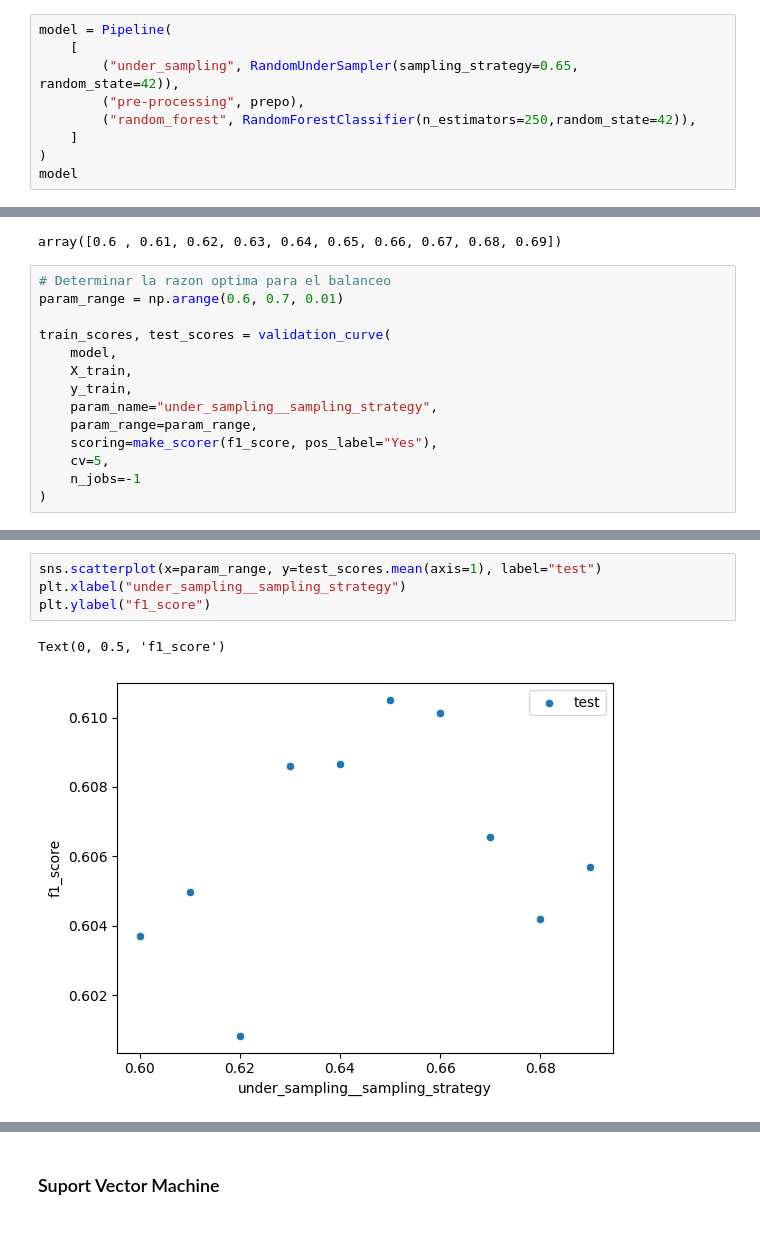
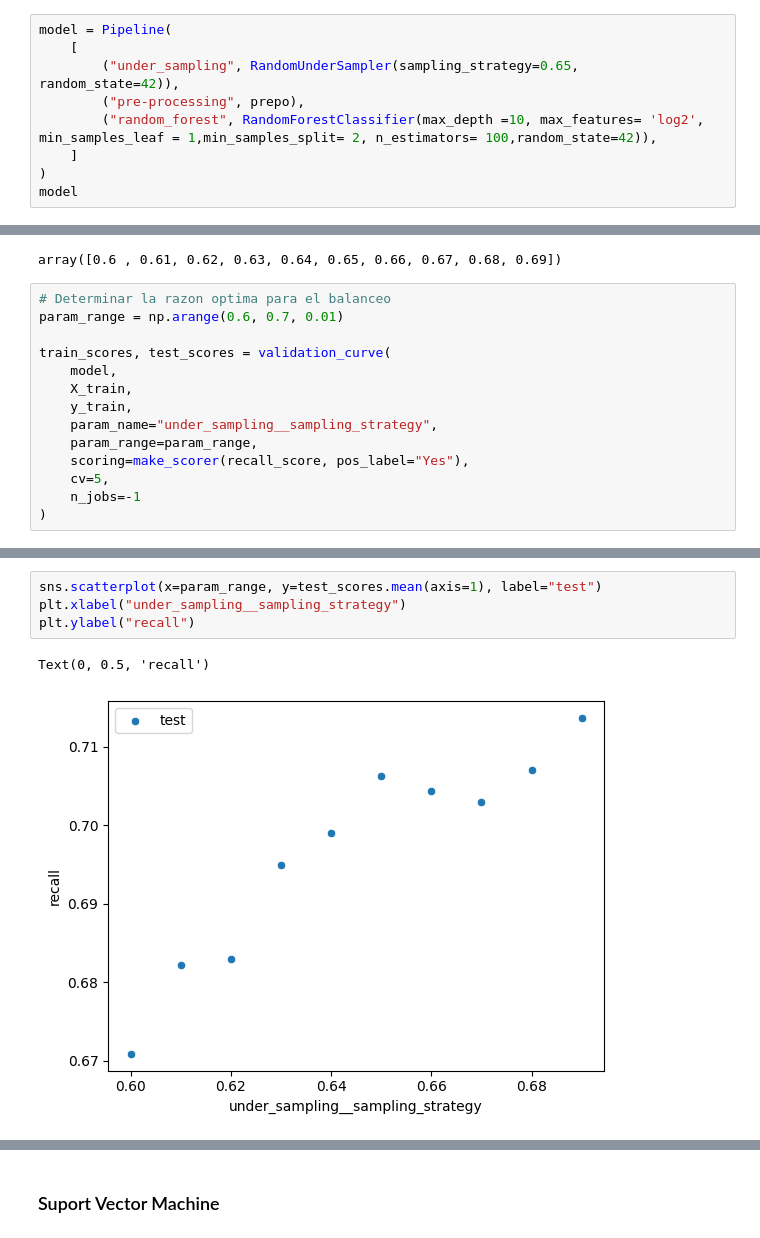
Before and after one commit to Rick2898/Machine_Learning_classification, a Jupyter notebook: main_copy.ipynb, the cells around one changed output, grey strips where cells are left out. Cells and saved outputs as stored; diff of their text form.

```diff
--- a/main_copy.ipynb
+++ b/main_copy.ipynb
@@ -207,7 +220,7 @@ model = Pipeline(
     [
         ("under_sampling", RandomUnderSampler(sampling_strategy=0.65, random_state=42)),
         ("pre-processing", prepo),
-        ("random_forest", RandomForestClassifier(n_estimators=250,random_state=42)),
+        ("random_forest", RandomForestClassifier(max_depth =10, max_features= 'log2', min_samples_leaf = 1,min_samples_split= 2, n_estimators= 100,random_state=42)),
     ]
 )
 model
@@ -294,7 +301,7 @@ train_scores, test_scores = validation_curve(
     y_train,
     param_name="under_sampling__sampling_strategy",
     param_range=param_range,
-    scoring=make_scorer(f1_score, pos_label="Yes"),
+    scoring=make_scorer(recall_score, pos_label="Yes"),
     cv=5,
     n_jobs=-1
 )
@@ -314,8 +321,8 @@ array([[0.6112    , 0.63141026, 0.60828025, 0.58954041, 0.578125  ],
 # %%
 sns.scatterplot(x=param_range, y=test_scores.mean(axis=1), label="test")
 plt.xlabel("under_sampling__sampling_strategy")
-plt.ylabel("f1_score")
+plt.ylabel("recall")
 # %% [output]
-Text(0, 0.5, 'f1_score')
+Text(0, 0.5, 'recall')
-[figure, old version]
+[figure, new version]
 # %%
```
Also changed, not shown: parts of 23 cells of this notebook.
